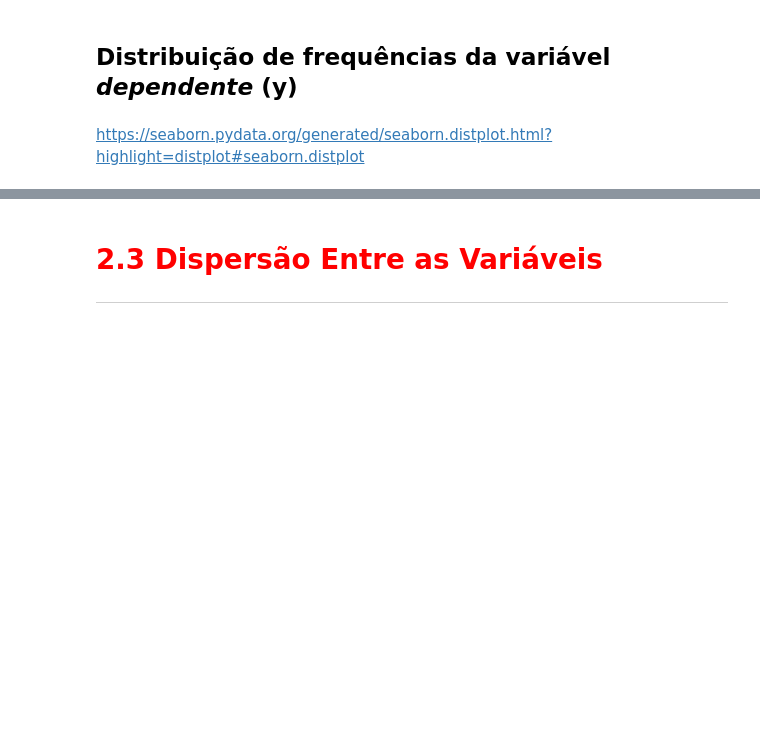
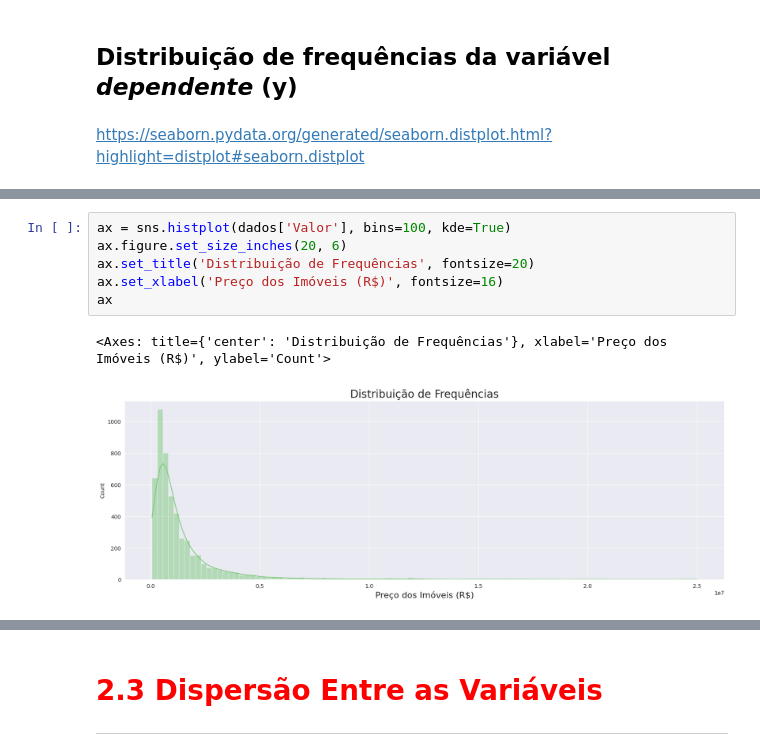
Before and after one commit to mauricioaalmeida/ONE-ML, a Jupyter notebook: RL2_Técnicas_Avançadas.ipynb, the cells around one changed output, grey strips where cells are left out. Cells and saved outputs as stored; diff of their text form; blank space fills up the shorter version.

```diff
--- a/RL2_Técnicas_Avançadas.ipynb
+++ b/RL2_Técnicas_Avançadas.ipynb
@@ -102 +169,10 @@ ax
+# %%
+ax = sns.histplot(dados['Valor'], bins=100, kde=True)
+ax.figure.set_size_inches(20, 6)
+ax.set_title('Distribuição de Frequências', fontsize=20)
+ax.set_xlabel('Preço dos Imóveis (R$)', fontsize=16)
+ax
+# %% [output]
+<Axes: title={'center': 'Distribuição de Frequências'}, xlabel='Preço dos Imóveis (R$)', ylabel='Count'>
+[figure, added]
 # %% [markdown]
```
Also changed, not shown: parts of 24 cells of this notebook.
